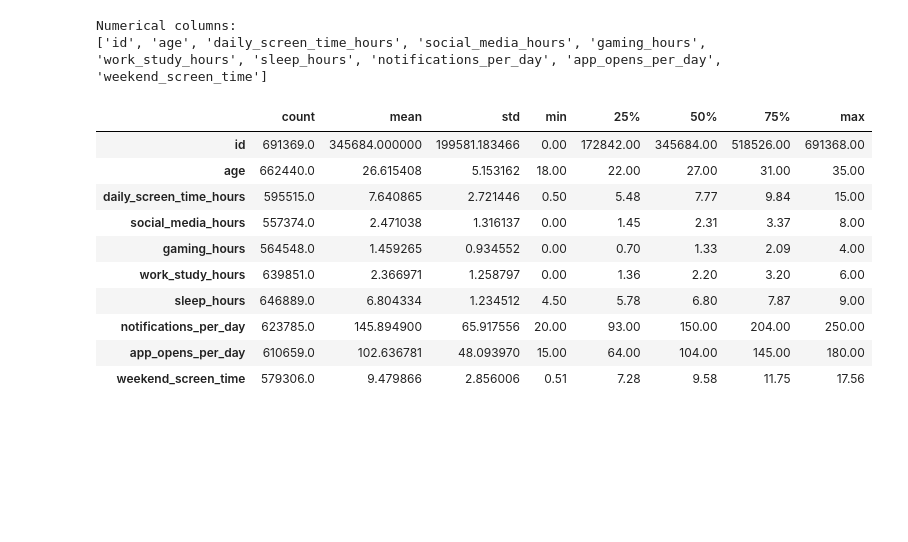
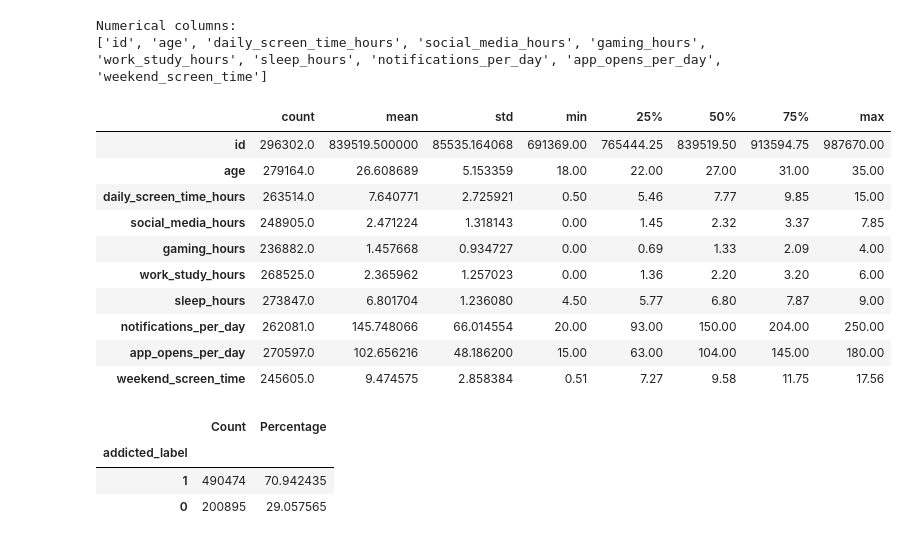
Before and after one commit to arsal-nia/Kaggle-Competition-Predicting-Smartphone-Addiction, a Jupyter notebook: s6e8-eda-understanding.ipynb, the cells around one changed output. Saved outputs shown, nothing was run; the diff lists cells and outputs as text; code cells hidden in the pictures; blank space fills up the shorter version.

```diff
--- a/s6e8-eda-understanding.ipynb
+++ b/s6e8-eda-understanding.ipynb
@@ -271,16 +271,29 @@ print(numerical_cols.tolist())
 Numerical columns:
 ['id', 'age', 'daily_screen_time_hours', 'social_media_hours', 'gaming_hours', 'work_study_hours', 'sleep_hours', 'notifications_per_day', 'app_opens_per_day', 'weekend_screen_time']
 # %%
-display(train[numerical_cols].describe().T)
+display(test[numerical_cols].describe().T)
 # %% [output]
 |  | count | mean | std | min | 25% | 50% | 75% | max |
-| id | 691369.0 | 345684.000000 | 199581.183466 | 0.00 | 172842.00 | 345684.00 | 518526.00 | 691368.00 |
-| age | 662440.0 | 26.615408 | 5.153162 | 18.00 | 22.00 | 27.00 | 31.00 | 35.00 |
-| daily_screen_time_hours | 595515.0 | 7.640865 | 2.721446 | 0.50 | 5.48 | 7.77 | 9.84 | 15.00 |
-| social_media_hours | 557374.0 | 2.471038 | 1.316137 | 0.00 | 1.45 | 2.31 | 3.37 | 8.00 |
-| gaming_hours | 564548.0 | 1.459265 | 0.934552 | 0.00 | 0.70 | 1.33 | 2.09 | 4.00 |
-| work_study_hours | 639851.0 | 2.366971 | 1.258797 | 0.00 | 1.36 | 2.20 | 3.20 | 6.00 |
-| sleep_hours | 646889.0 | 6.804334 | 1.234512 | 4.50 | 5.78 | 6.80 | 7.87 | 9.00 |
-| notifications_per_day | 623785.0 | 145.894900 | 65.917556 | 20.00 | 93.00 | 150.00 | 204.00 | 250.00 |
-| app_opens_per_day | 610659.0 | 102.636781 | 48.093970 | 15.00 | 64.00 | 104.00 | 145.00 | 180.00 |
-| weekend_screen_time | 579306.0 | 9.479866 | 2.856006 | 0.51 | 7.28 | 9.58 | 11.75 | 17.56 |
+| id | 296302.0 | 839519.500000 | 85535.164068 | 691369.00 | 765444.25 | 839519.50 | 913594.75 | 987670.00 |
+| age | 279164.0 | 26.608689 | 5.153359 | 18.00 | 22.00 | 27.00 | 31.00 | 35.00 |
+| daily_screen_time_hours | 263514.0 | 7.640771 | 2.725921 | 0.50 | 5.46 | 7.77 | 9.85 | 15.00 |
+| social_media_hours | 248905.0 | 2.471224 | 1.318143 | 0.00 | 1.45 | 2.32 | 3.37 | 7.85 |
+| gaming_hours | 236882.0 | 1.457668 | 0.934727 | 0.00 | 0.69 | 1.33 | 2.09 | 4.00 |
+| work_study_hours | 268525.0 | 2.365962 | 1.257023 | 0.00 | 1.36 | 2.20 | 3.20 | 6.00 |
+| sleep_hours | 273847.0 | 6.801704 | 1.236080 | 4.50 | 5.77 | 6.80 | 7.87 | 9.00 |
+| notifications_per_day | 262081.0 | 145.748066 | 66.014554 | 20.00 | 93.00 | 150.00 | 204.00 | 250.00 |
+| app_opens_per_day | 270597.0 | 102.656216 | 48.186200 | 15.00 | 63.00 | 104.00 | 145.00 | 180.00 |
+| weekend_screen_time | 245605.0 | 9.474575 | 2.858384 | 0.51 | 7.27 | 9.58 | 11.75 | 17.56 |
+# %%
+# Count and percentage of each target value
+target_summary = pd.DataFrame({
+    "Count": train["addicted_label"].value_counts(),
+    "Percentage": train["addicted_label"].value_counts(normalize=True) * 100
+})
+
+display(target_summary)
+# %% [output]
+|  | Count | Percentage |
+| addicted_label |  |  |
+| 1 | 490474 | 70.942435 |
+| 0 | 200895 | 29.057565 |
```
Also changed, not shown: parts of 4 cells of this notebook.
